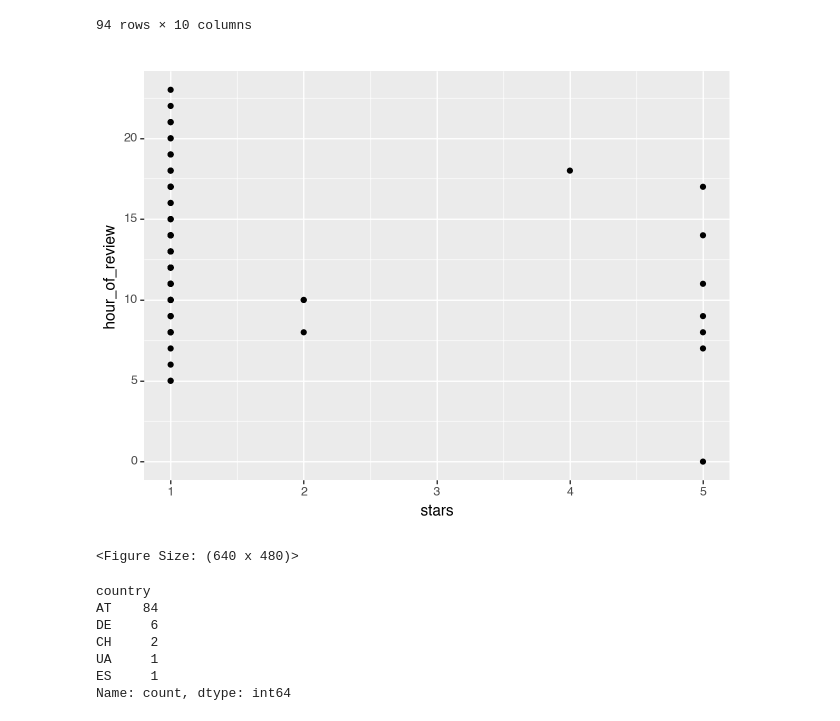
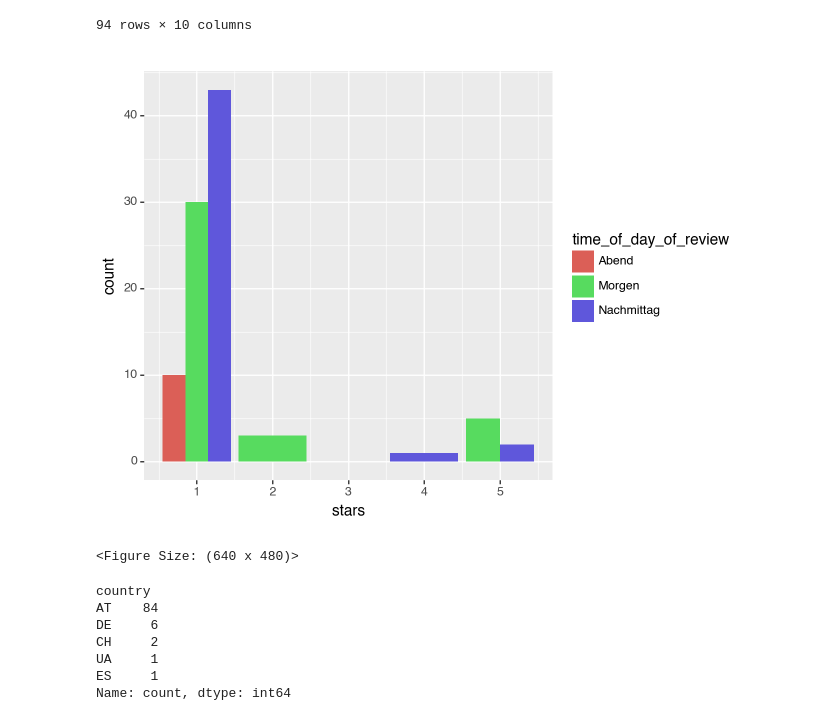
Before and after one commit to corinne167225/Capstone_UNIQA, a Jupyter notebook: UNIQA Trustpilot Reviews.ipynb, the cells around one changed output. Cells and saved outputs as stored; diff of their text form; code cells hidden in the pictures.

```diff
--- a/UNIQA Trustpilot Reviews.ipynb
+++ b/UNIQA Trustpilot Reviews.ipynb
@@ -211,13 +211,13 @@ all_info
 | 92 | 18 | Evelyn Nowak | 6 | AT | Schlechte Erfahrung | 1 | 2023-05-27 05:17:09+00:00 | ... |
 | 93 | 19 | Inge Mattle | 1 | AT | Ich weiß nicht warum hier keine… | 5 | 2023-11-24 14:37:43+00:00 | ... |
 94 rows × 10 columns
-# %%
-ggplot(all_info, aes(x = 'stars', y = 'hour_of_review')) + geom_point()
-#not super interesting but could be that the later in the day it was, the worse the review, whereas a bit earlier
-#had the best reviews
-# %% [output]
-[figure, removed]
-<Figure Size: (640 x 480)>
+# %%
+ggplot(all_info, aes(x = 'stars', fill = 'time_of_day_of_review')) +geom_bar(position = "dodge")
+#not super interesting but could be that the later in the day it was, the worse the review, whereas a bit earlier
+#had the best reviews
+# %% [output]
+[figure, added]
+<Figure Size: (640 x 480)>
 # %%
 all_info.country.value_counts()
 # %% [output]
```
